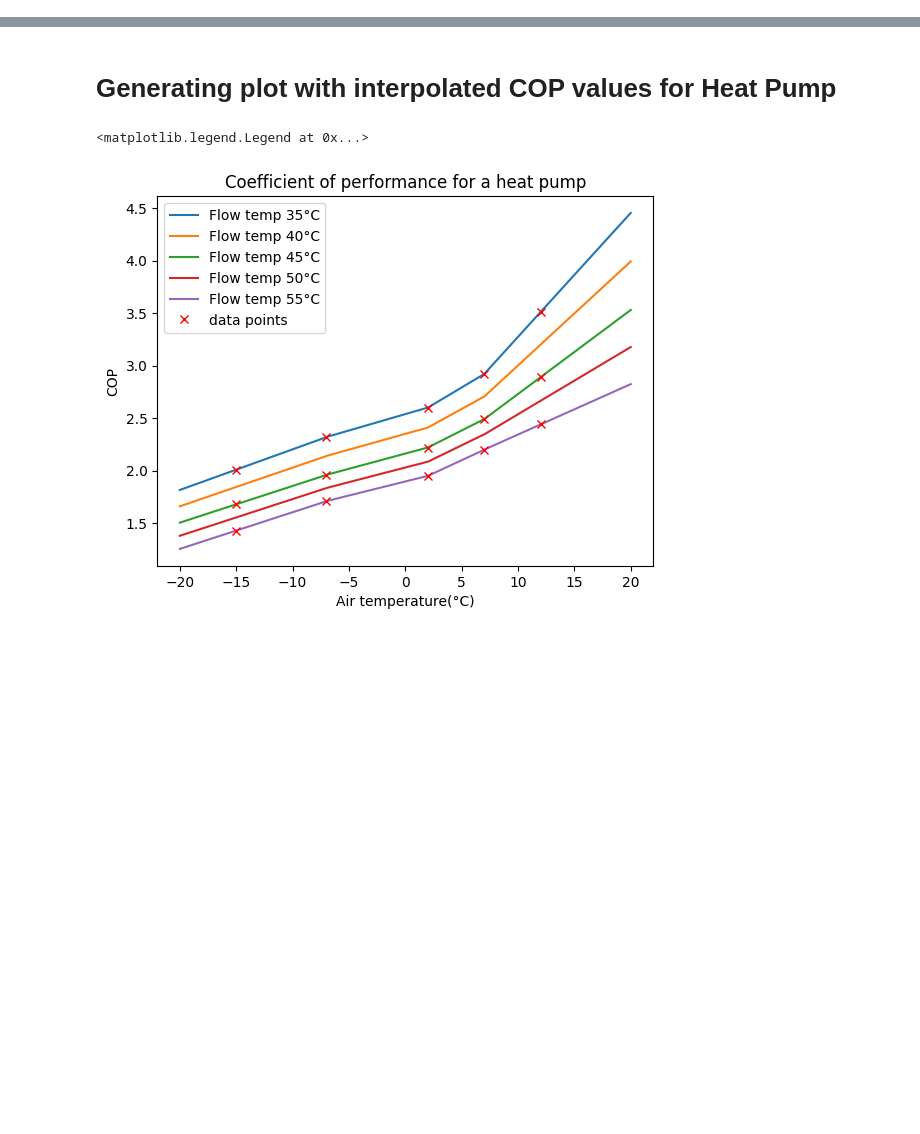
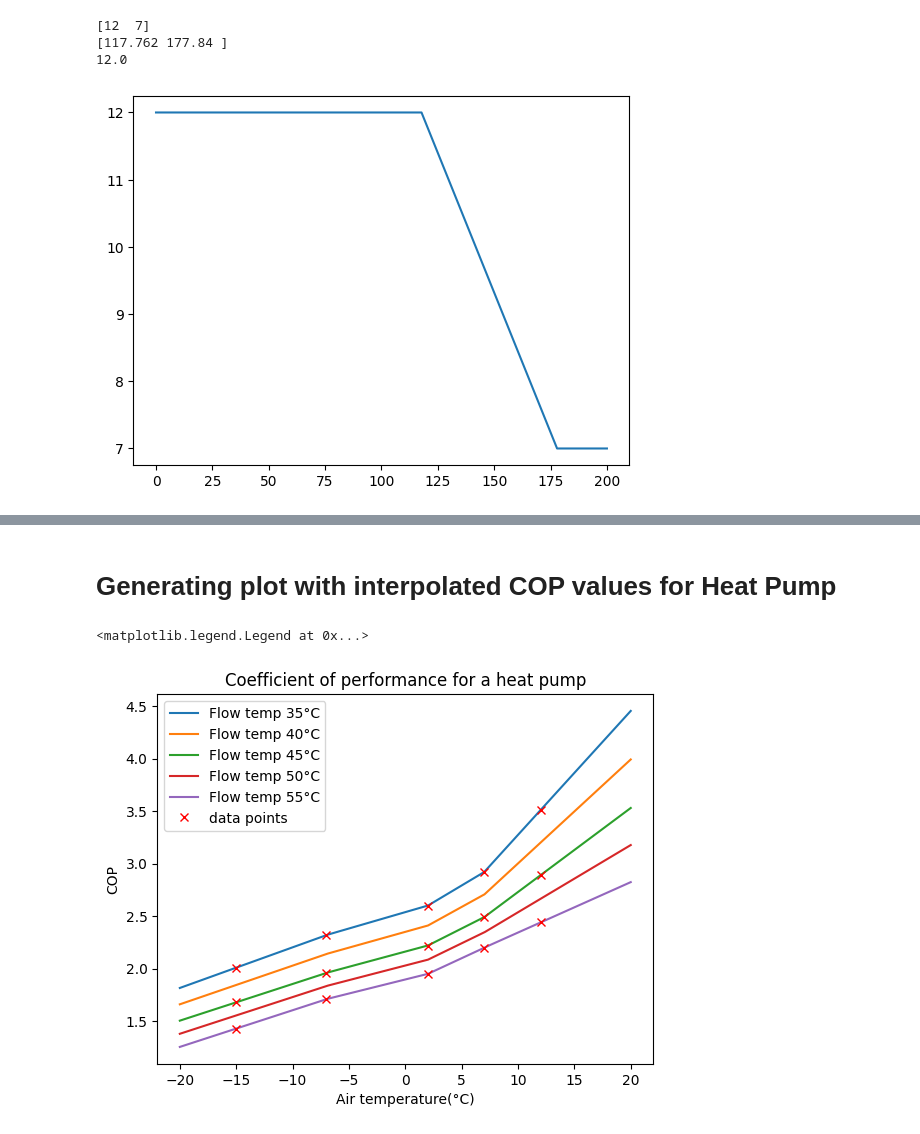
Before and after one commit to SNaylor12543/Variable_Output_Temperature_Heat_Pump, a Jupyter notebook: Notebook.ipynb, the cells around one changed output, grey strips where cells are left out. Cells and saved outputs as stored; diff of their text form; code cells hidden in the pictures; blank space fills up the shorter version.

```diff
--- a/Notebook.ipynb
+++ b/Notebook.ipynb
@@ -0,0 +40,12 @@
+# %%
+cooling_demand = np.linspace(0,200,2000)
+flow_temp = HD.interp_flow_temp_cooling(cooling_demand)
+
+plt.plot(cooling_demand, flow_temp)
+
+print(np.interp(160, [177.84, 117.762], [7, 12]))
+# %% [output]
+[12  7]
+[117.762 177.84 ]
+12.0
+[figure, added]
```
Also changed, not shown: parts of 4 cells of this notebook, 6 other files.
